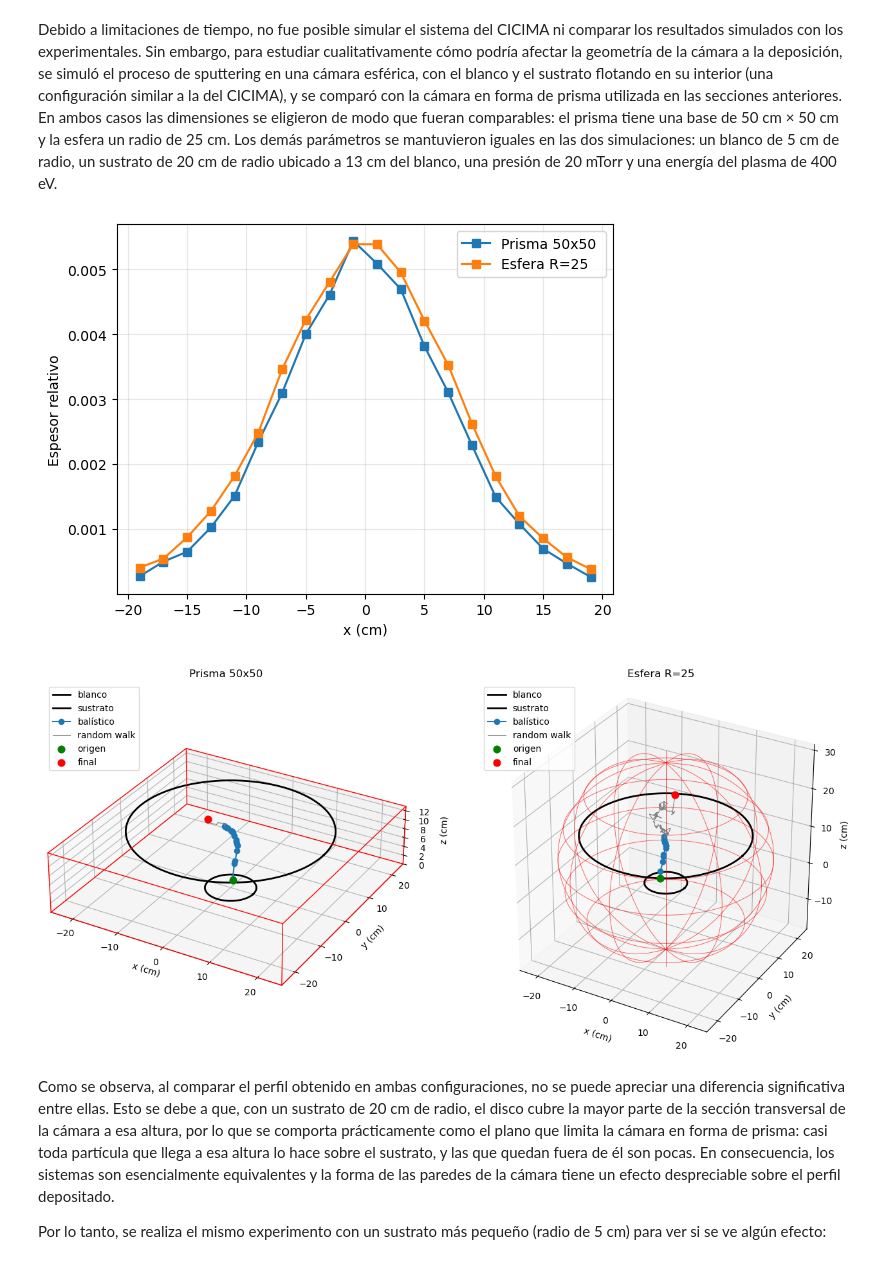
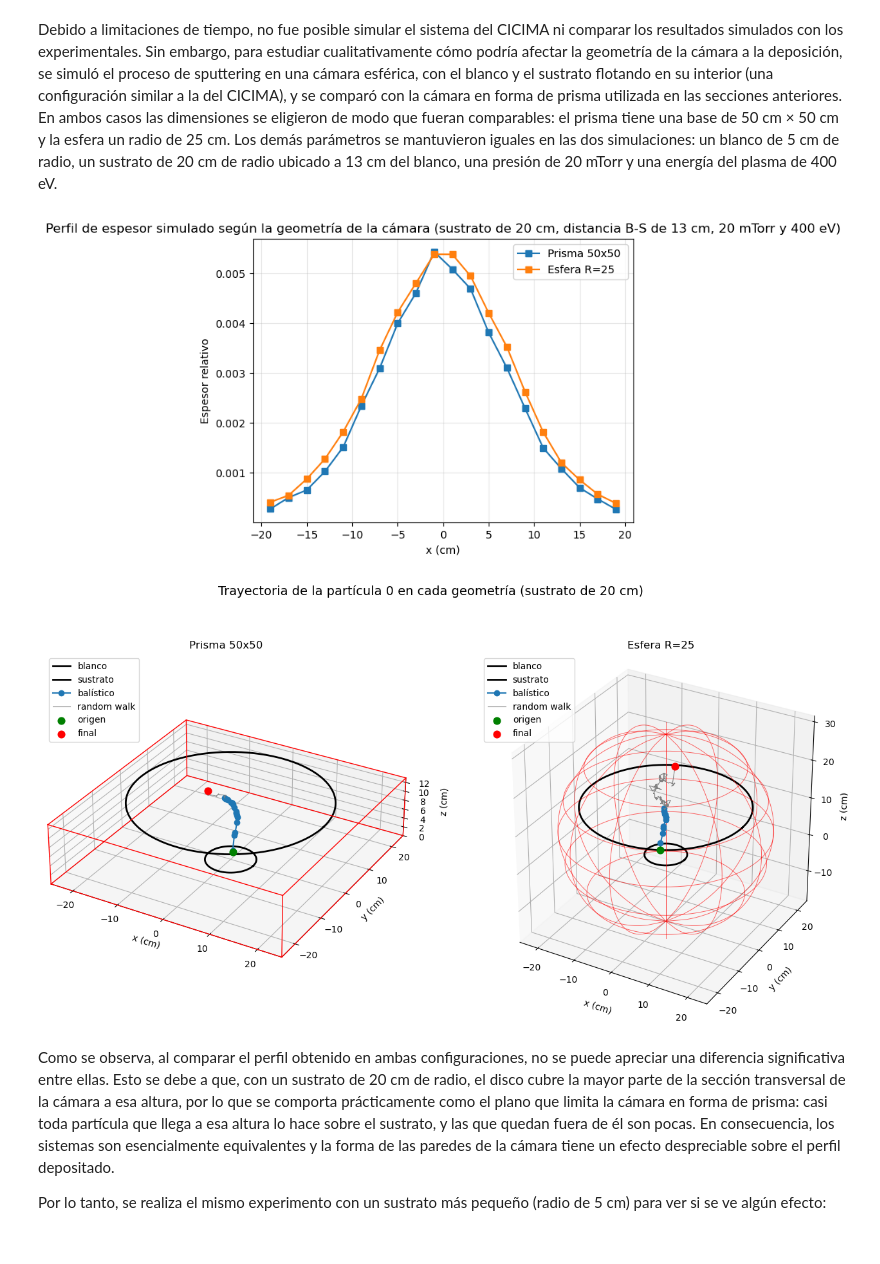
Before and after one commit to alexsandive/Monte-Carlo-Sputtering-Simulation_Proyecto-FS0200, a Jupyter notebook: Proyecto_AlexanderSancho.ipynb, the cells around one changed output. Saved outputs shown, nothing was run; the diff lists cells and outputs as text; code cells hidden in the pictures.

```diff
--- a/Proyecto_AlexanderSancho.ipynb
+++ b/Proyecto_AlexanderSancho.ipynb
@@ -1294,9 +1294,10 @@ resultados_geometria = {
 }
 # %%
 graficar_perfiles(resultados_geometria, "")
+plt.title('Perfil de espesor simulado según la geometría de la cámara (sustrato de 20 cm, distancia B-S de 13 cm, 20 mTorr y 400 eV)')
 plt.show()
 # %% [output]
-[figure, old version]
+[figure, new version]
 # %%
 dist = resultados_geometria["Prisma 50x50"]["dist"]
 
@@ -1309,9 +1310,10 @@ fig = plt.figure(figsize=(16, 8))
 for i, (nombre, r) in enumerate(resultados_geometria.items(), start=1):
     ax = fig.add_subplot(1, 2, i, projection='3d')
     graficar_trayectoria(r, geometrias[nombre], ax=ax, titulo=nombre)
+fig.suptitle('Trayectoria de la partícula 0 en cada geometría (sustrato de 20 cm)', fontsize=14)
 plt.show()
 # %% [output]
-[figure, old version]
+[figure, new version]
 # %% [markdown]
 Como se observa, al comparar el perfil obtenido en ambas configuraciones, no se puede apreciar una diferencia significativa entre ellas. Esto se debe a que, con un sustrato de 20 cm de radio, el disco cubre la mayor parte de la sección transversal de la cámara a esa altura, por lo que se comporta prácticamente como el plano que limita la cámara en forma de prisma: casi toda partícula que llega a esa altura lo hace sobre el sustrato, y las que quedan fuera de él son pocas. En consecuencia, los sistemas son esencialmente equivalentes y la forma de las paredes de la cámara tiene un efecto despreciable sobre el perfil depositado.
 
```
Also changed, not shown: parts of 3 cells of this notebook.
